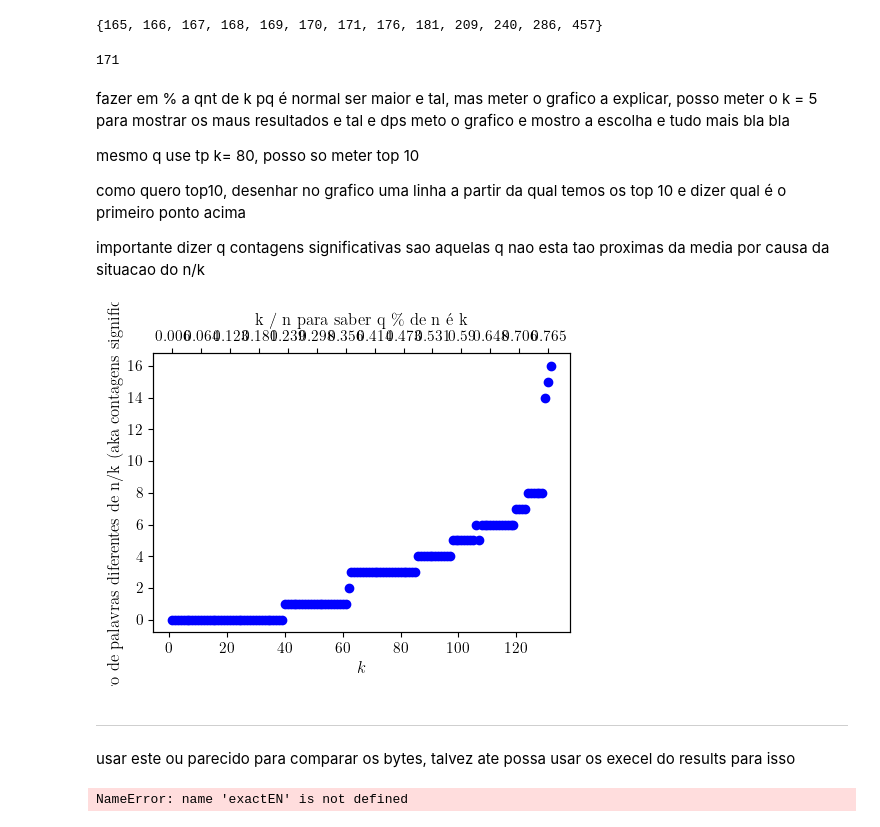
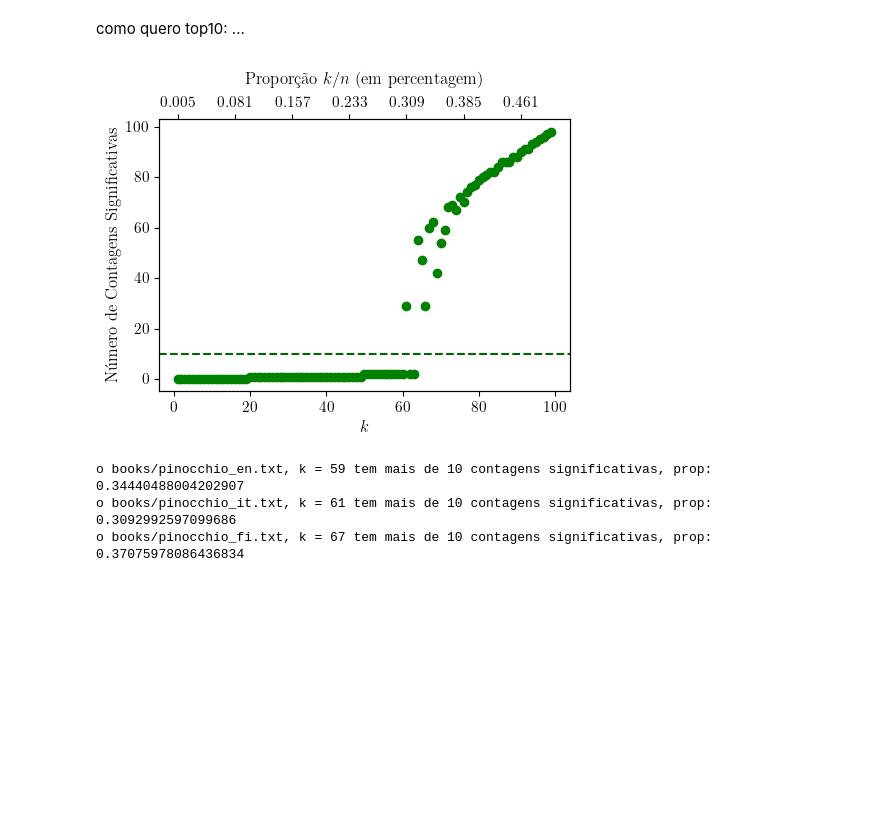
Before and after one commit to Hugoverissimo21/FrequentWordFinder, a Jupyter notebook: step2 counters.ipynb, the cells around one changed output. Drawn from its saved outputs; the diff is of its cells as text; code cells hidden in the pictures; blank space fills up the shorter version.

Commit message:
report + results + ss

```diff
--- a/step2 counters.ipynb
+++ b/step2 counters.ipynb
@@ -216,63 +220,56 @@ def space_saving_onlyvalues(book, k):
-# %%
-ss, n = space_saving_onlyvalues("books/pinocchio_en.txt", 100) # 282 é o top2
-#4282.75
-
-set(ss)
-# %% [output]
-{165, 166, 167, 168, 169, 170, 171, 176, 181, 209, 240, 286, 457}
-# %%
-n // 100
-# %% [output]
-171
-# %% [markdown]
-fazer em % a qnt de k pq é normal ser maior e tal, mas meter o grafico a explicar, posso meter o k = 5 para mostrar os maus resultados e tal e dps meto o grafico e mostro a escolha e tudo mais bla bla
-
-mesmo q use tp k= 80, posso so meter top 10
-
-como quero top10, desenhar no grafico uma linha a partir da qual temos os top 10 e dizer qual é o primeiro ponto acima
-
-importante dizer q contagens significativas sao aquelas q nao esta tao proximas da media por causa da situacao do n/k
+# %% [markdown]
+como quero top10: ...
 # %%
 # ver a que partir de k se comeca a ter precisao
 plot1_y = []
-ks = range(1, 133)
+ks = range(1, 100)
 
 for k in ks:
-    ss, n = space_saving_onlyvalues("books/pinocchio_en.txt", k)
+    ss, n = space_saving_onlyvalues("books/pinocchio_it.txt", k)
     mas_contagens = 0
     for s in ss:
-        if s in range(int(n/k * 0.95), int(n/k * 1.05)):
+        if s in range(int(n/k * 0.99), int(n/k * 1.01)):
             mas_contagens += 1
     # plot1
     plot1_y.append(len(ss) - mas_contagens)
 
 # Create the main plot
 fig, ax1 = plt.subplots()
 
 # Plot the primary scatter plot
-ax1.scatter(ks, plot1_y, color="blue")
+ax1.scatter(ks, plot1_y, color="green")
+plt.axhline(y=10, color="darkgreen", linestyle="--")
+
 ax1.set_xlabel("$k$")
-ax1.set_ylabel("Número de palavras diferentes de n/k (aka contagens significativas)")
+ax1.set_ylabel("Número de Contagens Significativas")
 
 # Create a secondary x-axis
-NUMBER_OF_TICKS = 10
+NUMBER_OF_TICKS = 15
 ax2 = ax1.twiny()
 ax2.set_xlim(ax1.get_xlim())  # Align the second x-axis with the primary one
 ax2.set_xticks(ks[::NUMBER_OF_TICKS])  # Match the ticks to the primary axis
 ax2.set_xticklabels(np.round( np.array(ks)[::NUMBER_OF_TICKS] * 100 / n, 3 ))  # Label the secondary x-axis ticks
-ax2.set_xlabel("k / n para saber q \% de n é k")
+ax2.set_xlabel("Proporção $k/n$ (em percentagem)", labelpad=9)
 
 plt.tight_layout()
+#plt.savefig("assets/ss_signcount.png", transparent=True)
 plt.show()
 # %% [output]
-[figure, old version]
+[figure, new version]
-# %% [markdown]
----
-# %% [markdown]
-usar este ou parecido para comparar os bytes, talvez ate possa usar os execel do results para isso
-# %%
-import sys
-size = sys.getsizeof(exactEN)
-print(f"Memory size of x: {size} bytes")
-# %% [output]
-NameError: name 'exactEN' is not defined
+# %%
+ks = range(1, 500)
+books = ["books/pinocchio_en.txt", "books/pinocchio_it.txt", "books/pinocchio_fi.txt"]
+for book in books:
+    for k in ks:
+        ss, n = space_saving_onlyvalues(book, k)
+        mas_contagens = 0
+        for s in ss:
+            if s in range(int(n/k * 0.99), int(n/k * 1.01)):
+                mas_contagens += 1
+        if len(ss) - mas_contagens > 10:
+            print(f"o {book}, k = {k} tem mais de 10 contagens significativas, prop: {k/n * 100}")
+            break
+# %% [output]
+o books/pinocchio_en.txt, k = 59 tem mais de 10 contagens significativas, prop: 0.34440488004202907
+o books/pinocchio_it.txt, k = 61 tem mais de 10 contagens significativas, prop: 0.3092992597099686
+o books/pinocchio_fi.txt, k = 67 tem mais de 10 contagens significativas, prop: 0.37075978086436834
```
Also changed, not shown: parts of 8 cells of this notebook, 19 other files.
